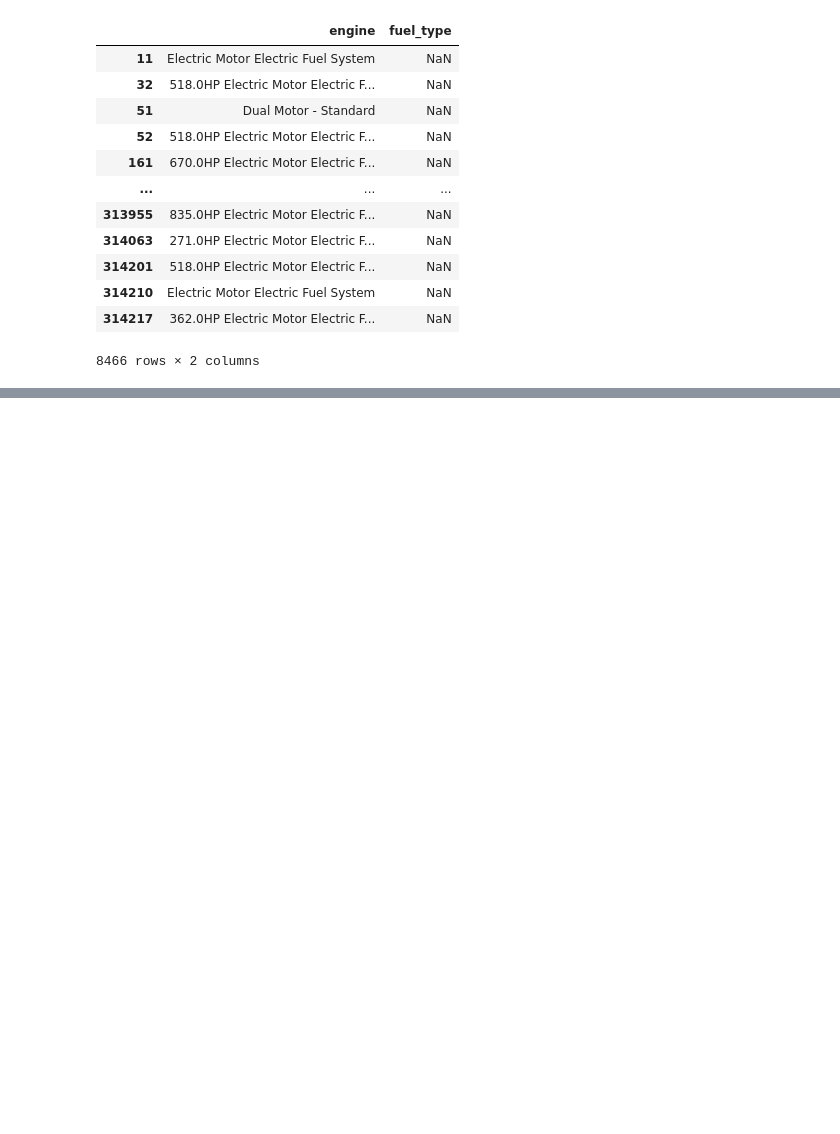
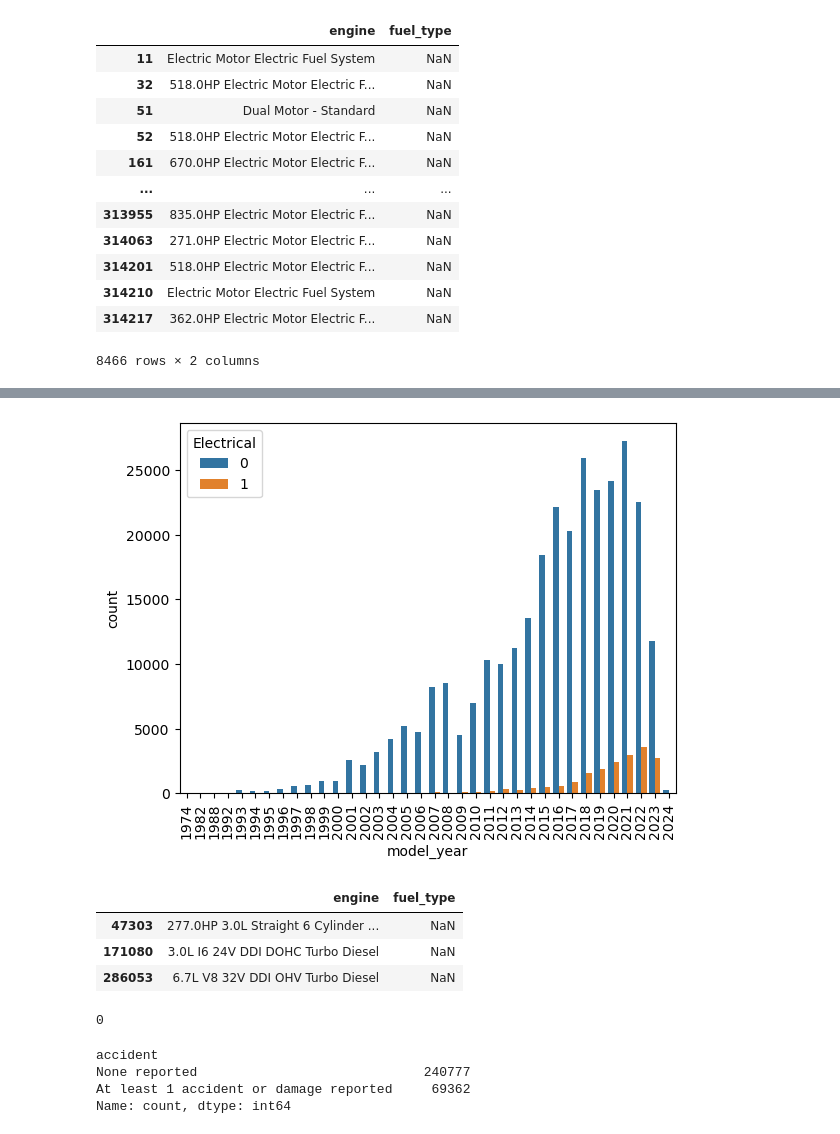
Before and after one commit to mkdsps/vezba_kaggle, a Jupyter notebook: prices.ipynb, the cells around one changed output, grey strips where cells are left out. Saved outputs shown, nothing was run; the diff lists cells and outputs as text; code cells hidden in the pictures; blank space fills up the shorter version.

```diff
--- a/prices.ipynb
+++ b/prices.ipynb
@@ -39,3 +40,5 @@ data_engine_electric
 | 314210 | Electric Motor Electric Fuel System | NaN |
 | 314217 | 362.0HP Electric Motor Electric F... | NaN |
 8466 rows × 2 columns
+# %%
+data['Electrical'] = data['engine'].str.contains('Electric', na=False).astype(int)
@@ -41,0 +134,13 @@ data_engine_electric
+# %%
+sns.countplot(data=data, x='model_year', hue='Electrical')
+plt.xticks(rotation=90)
+plt.show()
+# %% [output]
+[figure, added]
+# %%
+data[(data['fuel_type'].isna() & data['engine'].str.contains('Diesel', case=False, na=False))][['engine', 'fuel_type']]
+# %% [output]
+|  | engine | fuel_type |
+| 47303 | 277.0HP 3.0L Straight 6 Cylinder ... | NaN |
+| 171080 | 3.0L I6 24V DDI DOHC Turbo Diesel | NaN |
+| 286053 | 6.7L V8 32V DDI OHV Turbo Diesel | NaN |
@@ -41,0 +157,11 @@ data_engine_electric
+# %%
+data['fuel_type'].isna().sum()
+# %% [output]
+0
+# %%
+data['accident'].value_counts()
+# %% [output]
+accident
+None reported                             240777
+At least 1 accident or damage reported     69362
+Name: count, dtype: int64
```
Also changed, not shown: parts of 21 cells of this notebook.
